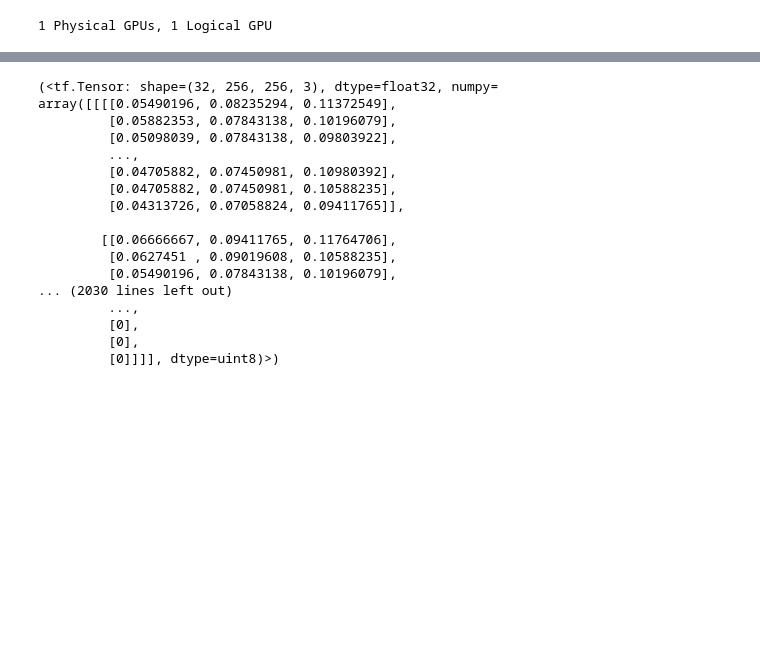
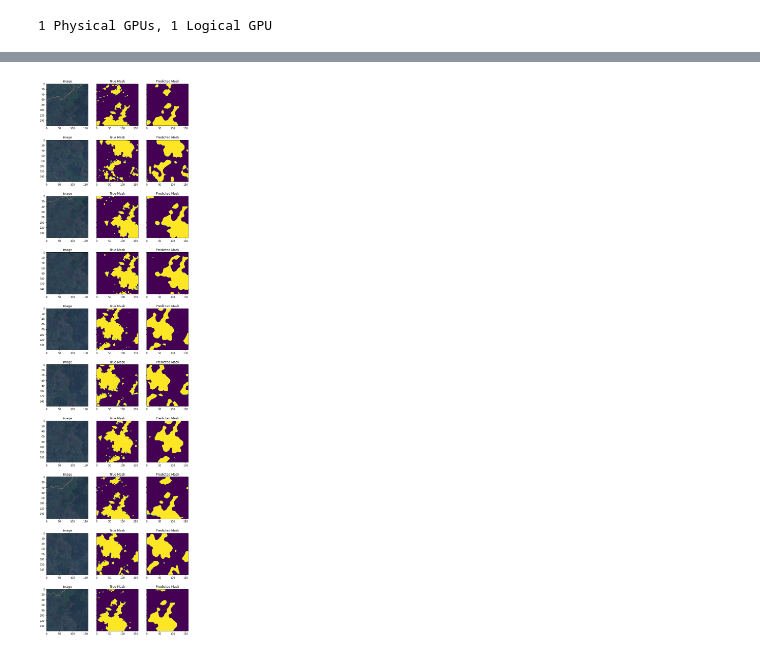
Before and after one commit to marcellinus-witarsah/sumatera-wildfire-classification, a Jupyter notebook: models/unet-model.ipynb, the cells around one changed output, grey strips where cells are left out. Cells and saved outputs as stored; diff of their text form; code cells hidden in the pictures; blank space fills up the shorter version.

```diff
--- a/models/unet-model.ipynb
+++ b/models/unet-model.ipynb
@@ -491,7 +447,29 @@ tf.debugging.set_log_device_placement(True)
 # %%
+# Compile Model
+unet_model.compile(
+    loss='binary_crossentropy',
+    optimizer=tf.keras.optimizers.Adam(learning_rate=0.0001),
+    metrics=['accuracy']
+)
+
+index = len(glob.glob('./best_unet_model*')) + 1
+
+epochs=50
+callbacks = [
+    tf.keras.callbacks.EarlyStopping(monitor = 'val_loss', patience = 5, verbose = 2),
+    tf.keras.callbacks.ModelCheckpoint(
+        filepath = './best_unet_model_{}'.format(index),
+        monitor = 'val_accuracy'.format(index),
+        save_best_only = True,
+        mode = 'max',
+        verbose = 2,
+    )
+]
+
 history = unet_model.fit(
     train_dataset,
-    epochs=5,
+    epochs=epochs,
     validation_data=val_dataset,
+    callbacks=callbacks
 )
 # %% [output]
@@ -521,5 +520,7 @@ result = unet_model.predict(test_dataset)
 # %%
-result.shape
+np_result = np.array(result)
+# for i, res in enumerate(np_result):
+np_result = np.where(np_result<0.5, 0, 1)
 # %%
 def display_image_prediction(dataset, result_mask):
     for batch in dataset.take(1):
@@ -529,32 +530,13 @@ def display_image_prediction(dataset, result_mask):
             true_mask = batch[1][i].numpy()
             predicted_mask = result_mask[i]
             axs[i, 0].imshow(image*3)
-            axs[i, 0].set_title('image')
-            axs[i, 1].imshow(mask, cmap='gray')
-            axs[i, 1].set_title('mask')
-            axs[i, 2].imshow(predicted_mask, cmap='gray')
-            axs[i, 2].set_title('mask')
+            axs[i, 0].set_title('Image')
+            axs[i, 1].imshow(true_mask)
+            axs[i, 1].set_title('True Mask')
+            axs[i, 2].imshow(predicted_mask)
+            axs[i, 2].set_title('Predicted Mask')
         plt.show()
 # %%
-display_image_prediction(test_dataset, result)
+display_image_prediction(test_dataset, np_result)
+# %% [output]
+[figure, added]
-# %%
-for t in test_dataset:
-    print(t)
-# %% [output]
-(<tf.Tensor: shape=(32, 256, 256, 3), dtype=float32, numpy=
-array([[[[0.05490196, 0.08235294, 0.11372549],
-         [0.05882353, 0.07843138, 0.10196079],
-         [0.05098039, 0.07843138, 0.09803922],
-         ...,
-         [0.04705882, 0.07450981, 0.10980392],
-         [0.04705882, 0.07450981, 0.10588235],
-         [0.04313726, 0.07058824, 0.09411765]],
-
-        [[0.06666667, 0.09411765, 0.11764706],
-         [0.0627451 , 0.09019608, 0.10588235],
-         [0.05490196, 0.07843138, 0.10196079],
-... (2030 lines left out)
-         ...,
-         [0],
-         [0],
-         [0]]]], dtype=uint8)>)
```
Also changed, not shown: parts of 19 cells of this notebook, 1 other file.
